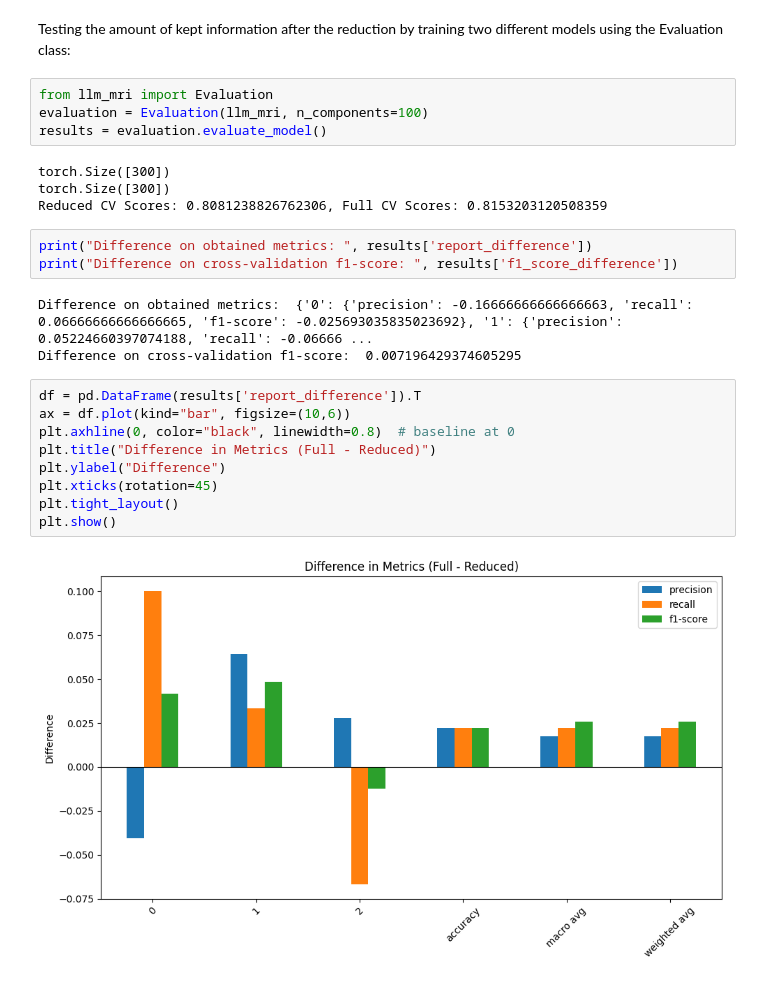
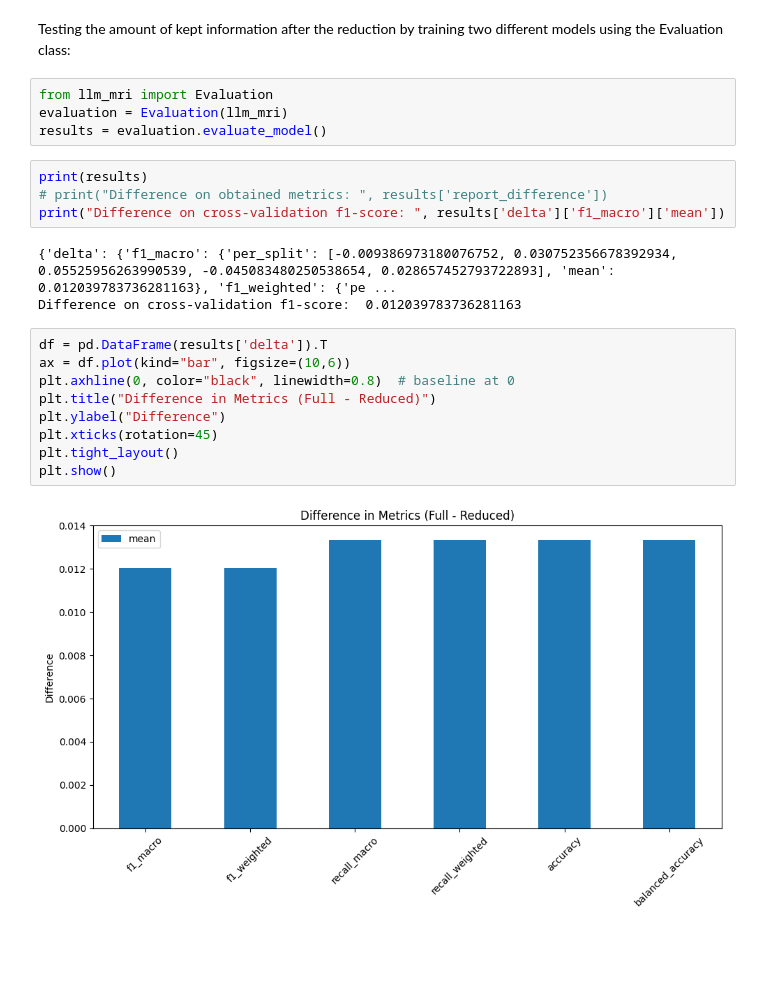
Before and after one commit to explic-ai/LLM-MRI, a Jupyter notebook: examples/Papers.ipynb, the cells around one changed output. Cells and saved outputs as stored; diff of their text form; blank space fills up the shorter version.

```diff
--- a/examples/Papers.ipynb
+++ b/examples/Papers.ipynb
@@ -182,26 +182,23 @@ Artificial Intelligence and Computer Vision metrics:  {'mean_degree': 1.76923076
 Testing the amount of kept information after the reduction by training two different models using the Evaluation class:
 # %%
 from llm_mri import Evaluation
-evaluation = Evaluation(llm_mri, n_components=100)
+evaluation = Evaluation(llm_mri)
 results = evaluation.evaluate_model()
-# %% [output]
-torch.Size([300])
-torch.Size([300])
-Reduced CV Scores: 0.8081238826762306, Full CV Scores: 0.8153203120508359
 # %%
-print("Difference on obtained metrics: ", results['report_difference'])
-print("Difference on cross-validation f1-score: ", results['f1_score_difference'])
+print(results)
+# print("Difference on obtained metrics: ", results['report_difference'])
+print("Difference on cross-validation f1-score: ", results['delta']['f1_macro']['mean'])
 # %% [output]
-Difference on obtained metrics:  {'0': {'precision': -0.16666666666666663, 'recall': 0.06666666666666665, 'f1-score': -0.025693035835023692}, '1': {'precision': 0.05224660397074188, 'recall': -0.06666 ...
-Difference on cross-validation f1-score:  0.007196429374605295
+{'delta': {'f1_macro': {'per_split': [-0.009386973180076752, 0.030752356678392934, 0.05525956263990539, -0.045083480250538654, 0.028657452793722893], 'mean': 0.012039783736281163}, 'f1_weighted': {'pe ...
+Difference on cross-validation f1-score:  0.012039783736281163
 # %%
-df = pd.DataFrame(results['report_difference']).T
+df = pd.DataFrame(results['delta']).T
 ax = df.plot(kind="bar", figsize=(10,6))
 plt.axhline(0, color="black", linewidth=0.8)  # baseline at 0
 plt.title("Difference in Metrics (Full - Reduced)")
 plt.ylabel("Difference")
 plt.xticks(rotation=45)
 plt.tight_layout()
 plt.show()
 # %% [output]
-[figure, old version]
+[figure, new version]
```
Also changed, not shown: parts of 6 cells of this notebook, 5 other files.
